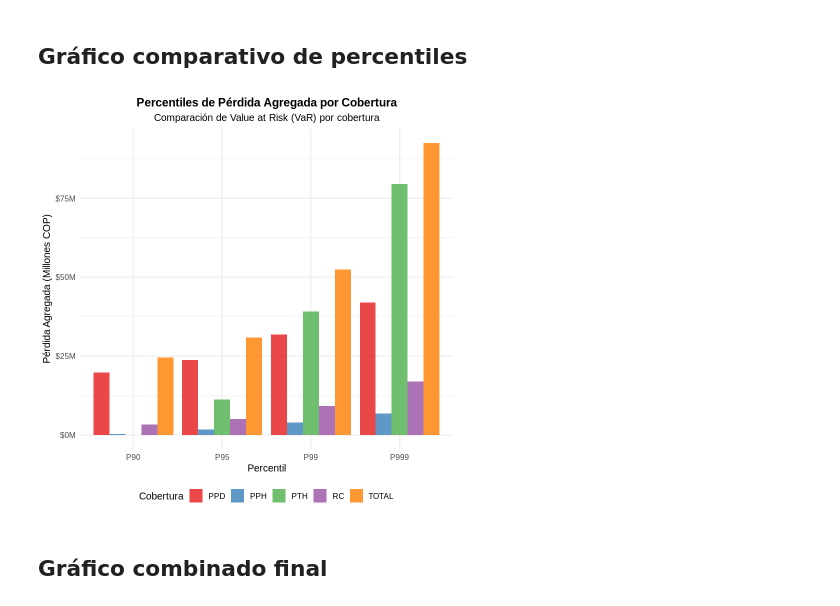
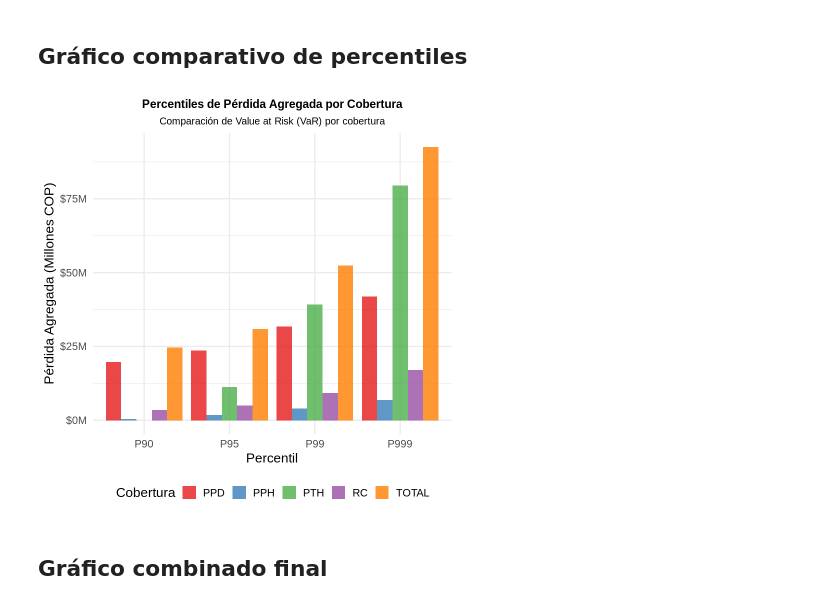
Before and after one commit to RiemannIntegrable/modelo-de-riesgo-colectivo-en-siniestros-de-autos, a Jupyter notebook: notebooks/convolucion_final.ipynb, the cells around one changed output. Drawn from its saved outputs; the diff is of its cells as text; code cells hidden in the pictures.

```diff
--- a/notebooks/convolucion_final.ipynb
+++ b/notebooks/convolucion_final.ipynb
@@ -20,7 +20,7 @@ library(scales)
 library(RColorBrewer)
 
 # Configuración de gráficos
-theme_set(theme_minimal(base_size = 12))
+theme_set(theme_minimal(base_size = 16))
 
 # Crear directorio de salida si no existe
 if (!dir.exists("../data/output")) {
@@ -637,35 +616,35 @@ datos_percentiles <- resumen_percentiles %>%
                      names_to = "Percentil",
                      values_to = "Valor") %>%
   mutate(
     Percentil = factor(Percentil, levels = c("P90", "P95", "P99", "P999")),
     Cobertura = factor(Cobertura, levels = c("PPD", "PPH", "PTH", "RC", "TOTAL"))
   )
 
 # Gráfico de barras de percentiles
 p5 <- ggplot(datos_percentiles, aes(x = Percentil, y = Valor, fill = Cobertura)) +
   geom_col(position = "dodge", alpha = 0.8) +
   scale_fill_brewer(type = "qual", palette = "Set1") +
   scale_y_continuous(labels = dollar_format(scale = 1e-6, suffix = "M")) +
   labs(
     title = "Percentiles de Pérdida Agregada por Cobertura",
     subtitle = "Comparación de Value at Risk (VaR) por cobertura",
     x = "Percentil",
     y = "Pérdida Agregada (Millones COP)",
     fill = "Cobertura"
   ) +
-  theme_minimal(base_size = 12) +
+  theme_minimal(base_size = 16) +
   theme(
     legend.position = "bottom",
     plot.title = element_text(hjust = 0.5, size = 14, face = "bold"),
     plot.subtitle = element_text(hjust = 0.5, size = 12)
   )
 
 print(p5)
 
 # Guardar gráfico
 ggsave("../data/output/grafico_percentiles_comparativo.png", p5, width = 12, height = 8, dpi = 300)
 # %% [output]
-[figure, old version]
+[figure, new version]
 # %% [markdown]
 ## Gráfico combinado final
 # %%
```
Also changed, not shown: parts of 6 cells of this notebook, 8 other files.
